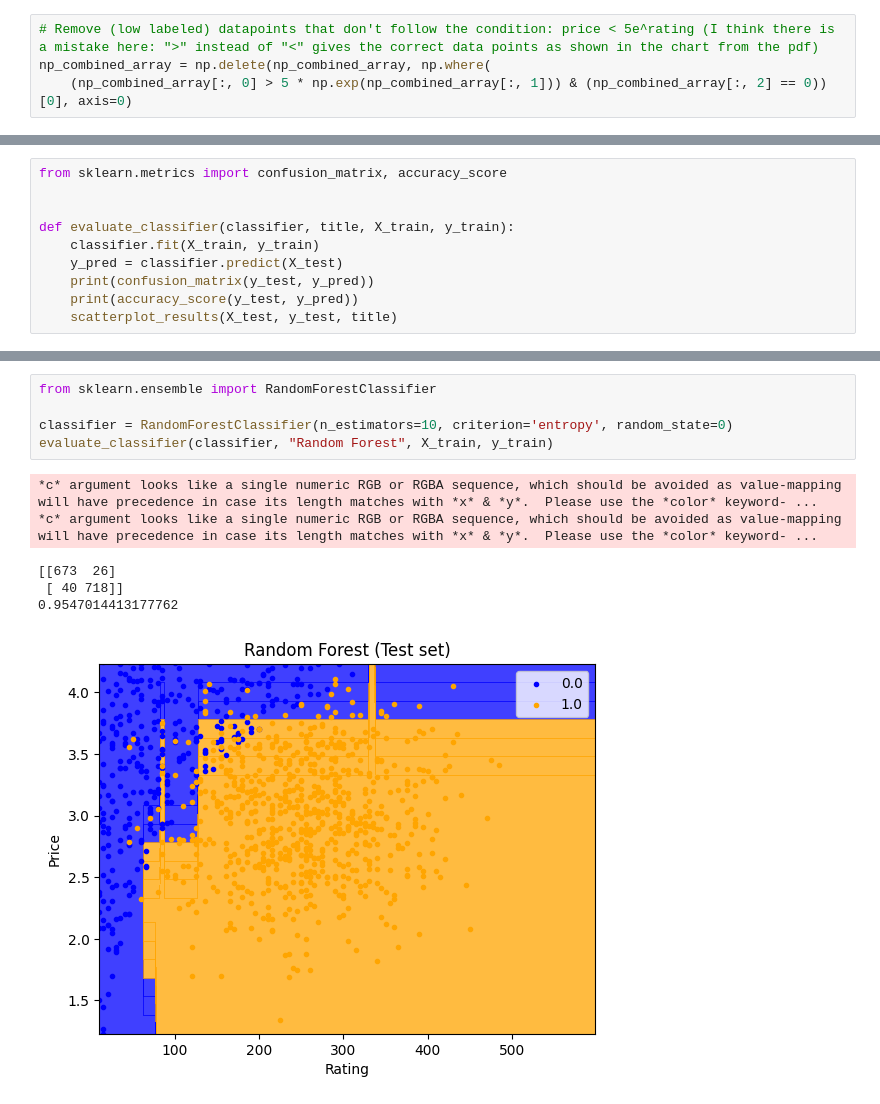
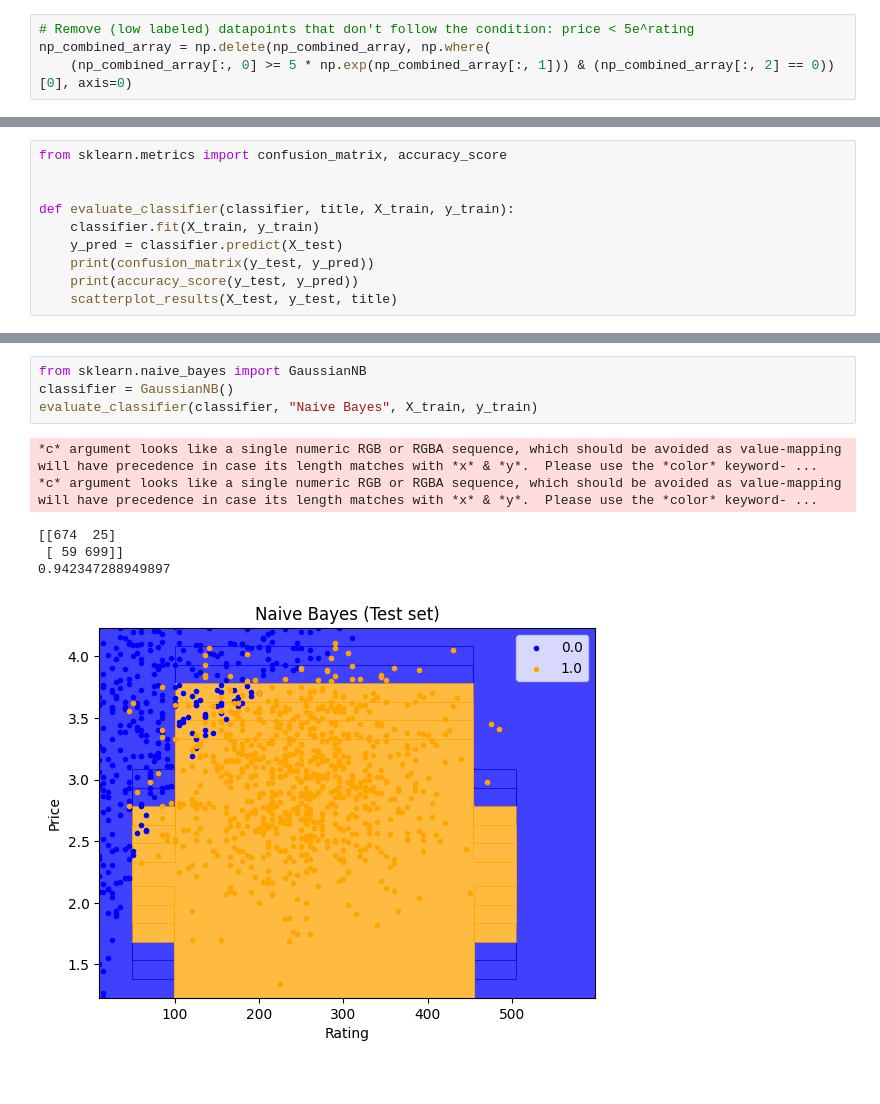
Before and after one commit to vmatao/Gaussian_non_lin_ML_and_rolling_max_O-n-, a Jupyter notebook: Fiskars_tt.ipynb, the cells around one changed output, grey strips where cells are left out. Cells and saved outputs as stored; diff of their text form.

Commit message:
gaussian instead of random forest

```diff
--- a/Fiskars_tt.ipynb
+++ b/Fiskars_tt.ipynb
@@ -130,9 +131,9 @@ np_combined_array[:, 0] = np.around(np_combined_array[:, 0] / 5, decimals=0) * 5
 # rating: two decimal places
 np_combined_array[:, 1] = np.round(np_combined_array[:, 1], 2)
 # %%
-# Remove (low labeled) datapoints that don't follow the condition: price < 5e^rating (I think there is a mistake here: ">" instead of "<" gives the correct data points as shown in the chart from the pdf)
+# Remove (low labeled) datapoints that don't follow the condition: price < 5e^rating
 np_combined_array = np.delete(np_combined_array, np.where(
-    (np_combined_array[:, 0] > 5 * np.exp(np_combined_array[:, 1])) & (np_combined_array[:, 2] == 0))[0], axis=0)
+    (np_combined_array[:, 0] >= 5 * np.exp(np_combined_array[:, 1])) & (np_combined_array[:, 2] == 0))[0], axis=0)
 # %%
 from matplotlib.colors import ListedColormap
 
@@ -243,13 +244,12 @@ evaluate_classifier(classifier, "Kernel SVM", X_train, y_train)
 [figure]
 # %%
-from sklearn.ensemble import RandomForestClassifier
-
-classifier = RandomForestClassifier(n_estimators=10, criterion='entropy', random_state=0)
-evaluate_classifier(classifier, "Random Forest", X_train, y_train)
+from sklearn.naive_bayes import GaussianNB
+classifier = GaussianNB()
+evaluate_classifier(classifier, "Naive Bayes", X_train, y_train)
 # %% [output]
 *c* argument looks like a single numeric RGB or RGBA sequence, which should be avoided as value-mapping will have precedence in case its length matches with *x* & *y*.  Please use the *color* keyword- ...
 *c* argument looks like a single numeric RGB or RGBA sequence, which should be avoided as value-mapping will have precedence in case its length matches with *x* & *y*.  Please use the *color* keyword- ...
-[[673  26]
- [ 40 718]]
-0.9547014413177762
+[[674  25]
+ [ 59 699]]
+0.942347288949897
-[figure, old version]
+[figure, new version]
```
Also changed, not shown: parts of 3 cells of this notebook.
